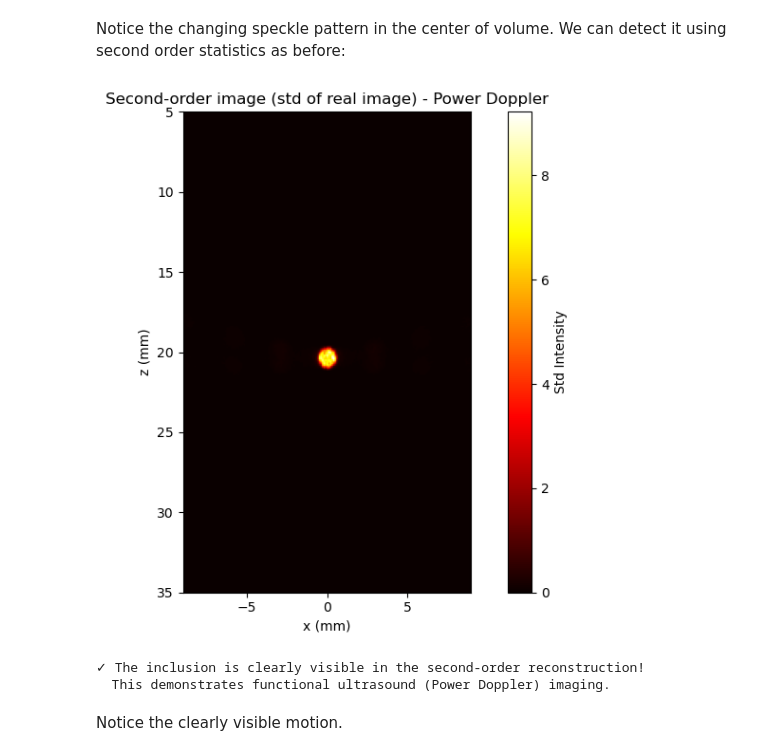
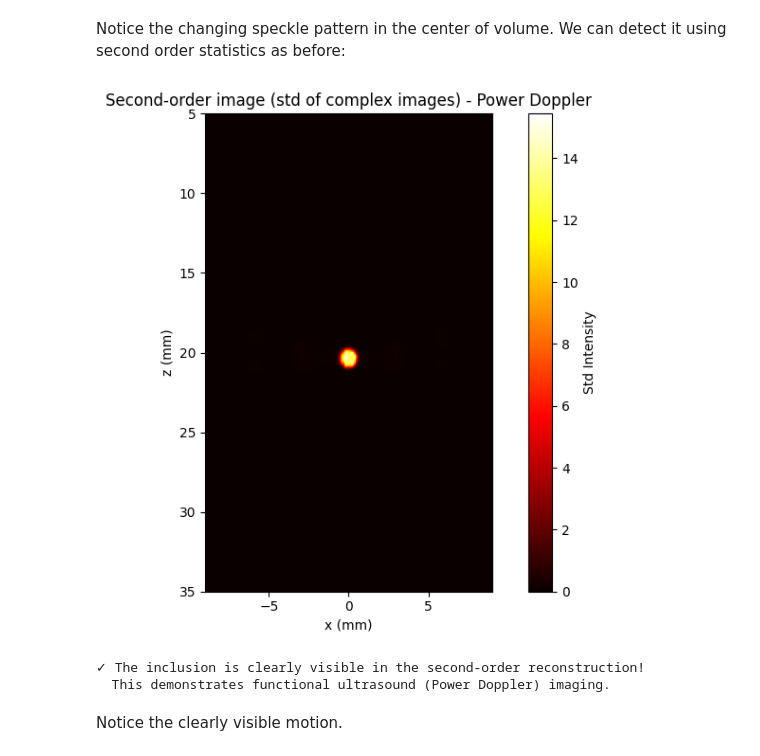
Before and after one commit to patrickmineault/fus, a Jupyter notebook: 03 - Functional Reconstruction.ipynb, the cells around one changed output. Saved outputs shown, nothing was run; the diff lists cells and outputs as text; code cells hidden in the pictures.

```diff
--- a/03 - Functional Reconstruction.ipynb
+++ b/03 - Functional Reconstruction.ipynb
@@ -389,6 +389,7 @@ for Y in tqdm(Ys):
         Y, times, elem_pos, x, z, P.c, betas, 2 * np.pi * P.f_carrier, alpha
     )
     imgs_complex.append(img_complex)
+imgs_complex = np.array(imgs_complex)
 
 print(f"✓ Collected {len(Ys)} frames")
 print(f"  Each frame shape: {Ys[0].shape}")
@@ -469,28 +470,27 @@ Animation removed for publishing.
 Notice the changing speckle pattern in the center of volume. We can detect it using second order statistics as before:
 # %%
 # Second-order: standard deviation
-imgs_env = np.array([np.abs(img) for img in imgs_complex])
-img_std = imgs_env.std(axis=0)
+img_std = imgs_complex.std(axis=0)
 
 plt.figure(figsize=(8, 6))
 plt.imshow(
     img_std,
     extent=[x[0] * 1e3, x[-1] * 1e3, z[-1] * 1e3, z[0] * 1e3],
     aspect="equal",
     cmap="hot",
 )
 plt.xlabel("x (mm)")
 plt.ylabel("z (mm)")
-plt.title("Second-order image (std of real image) - Power Doppler")
+plt.title("Second-order image (std of complex images) - Power Doppler")
 plt.colorbar(label="Std Intensity")
 
 plt.tight_layout()
 plt.show()
 
 print("\n✓ The inclusion is clearly visible in the second-order reconstruction!")
 print("  This demonstrates functional ultrasound (Power Doppler) imaging.")
 # %% [output]
-[figure, old version]
+[figure, new version]
 ✓ The inclusion is clearly visible in the second-order reconstruction!
   This demonstrates functional ultrasound (Power Doppler) imaging.
 # %% [markdown]
```
Also changed, not shown: parts of 22 cells of this notebook, 3 other files.
